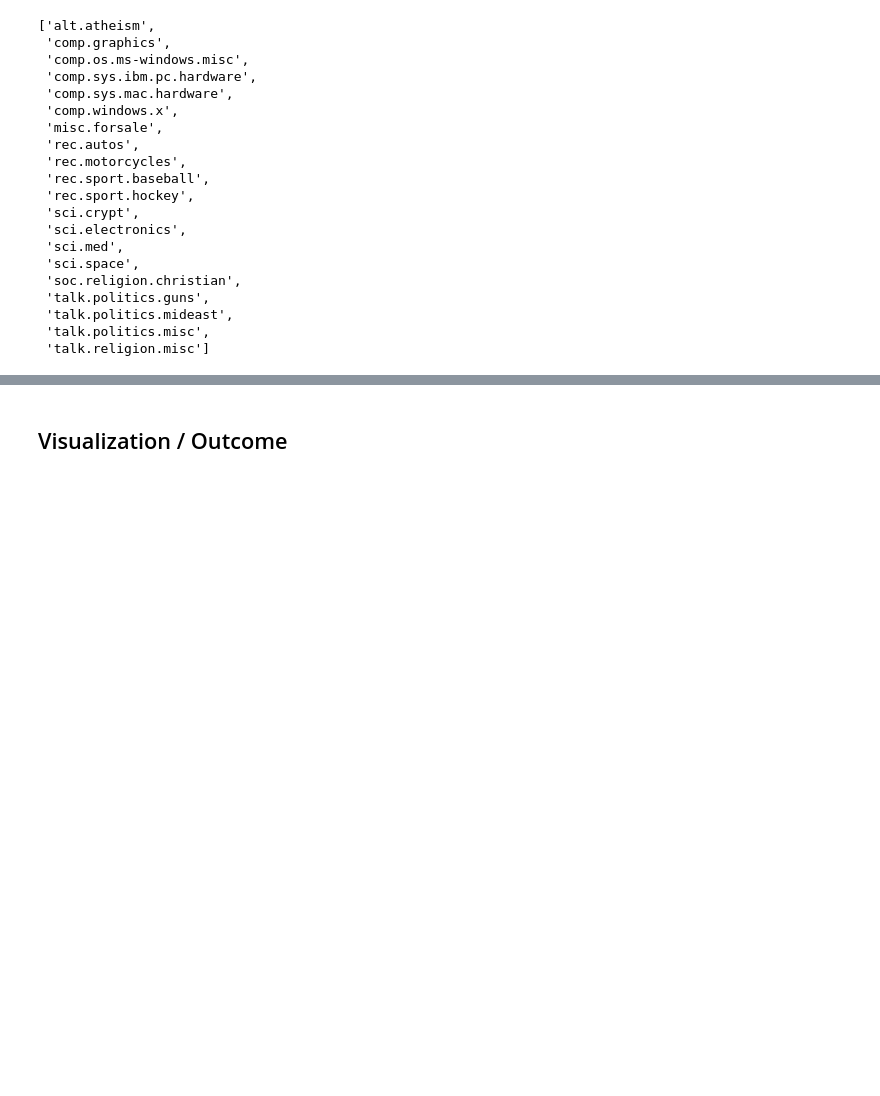
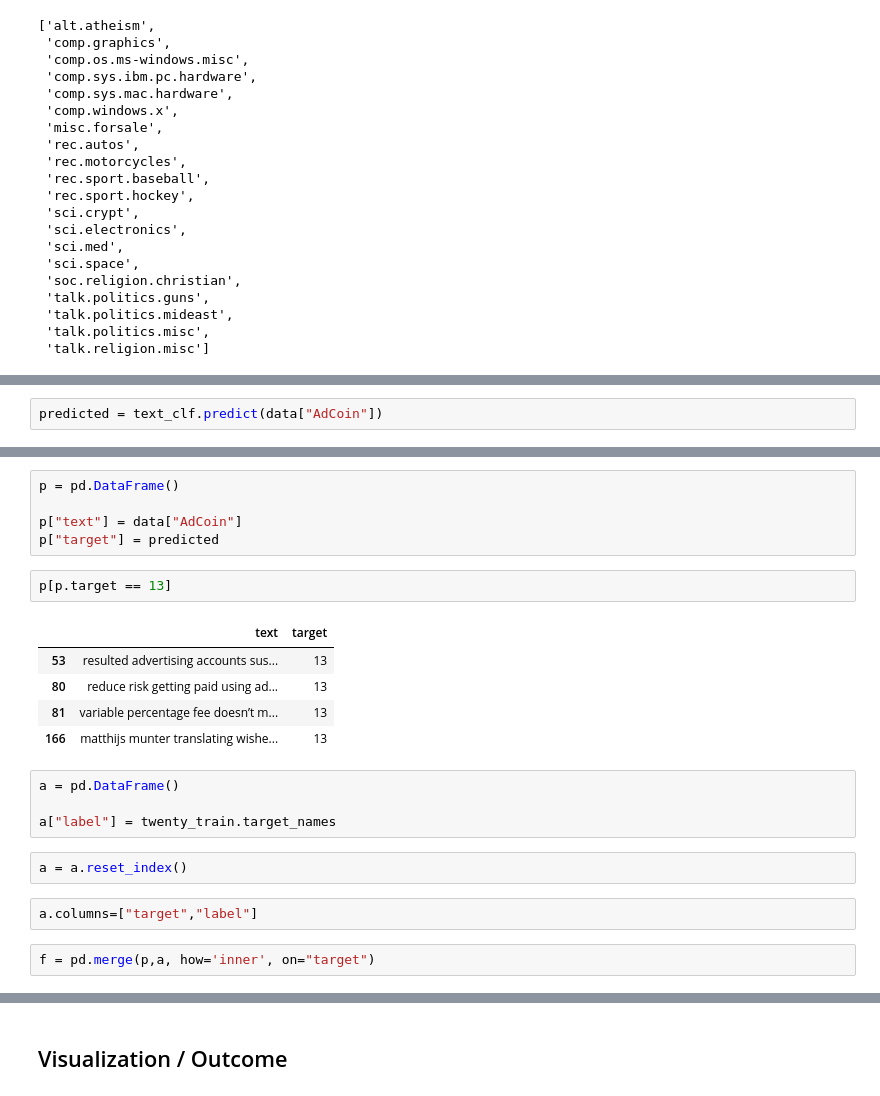
Before and after one commit to vppolina/datascience_project, a Jupyter notebook: notebooks/5- Text Classification.ipynb, the cells around one changed output, grey strips where cells are left out. Drawn from its saved outputs; the diff is of its cells as text; blank space fills up the shorter version.

Commit message:
New Text Classification test

```diff
--- a/notebooks/5- Text Classification.ipynb
+++ b/notebooks/5- Text Classification.ipynb
@@ -248,0 +278,2 @@ twenty_train.target_names
+# %%
+predicted = text_clf.predict(data["AdCoin"])
@@ -248,0 +294,23 @@ twenty_train.target_names
+# %%
+p = pd.DataFrame()
+
+p["text"] = data["AdCoin"]
+p["target"] = predicted
+# %%
+p[p.target == 13]
+# %% [output]
+|  | text | target |
+| 53 | resulted advertising accounts sus... | 13 |
+| 80 | reduce risk getting paid using ad... | 13 |
+| 81 | variable percentage fee doesn’t m... | 13 |
+| 166 | matthijs munter translating wishe... | 13 |
+# %%
+a = pd.DataFrame()
+
+a["label"] = twenty_train.target_names
+# %%
+a = a.reset_index()
+# %%
+a.columns=["target","label"]
+# %%
+f = pd.merge(p,a, how='inner', on="target")
```
Also changed, not shown: parts of 9 cells of this notebook.
